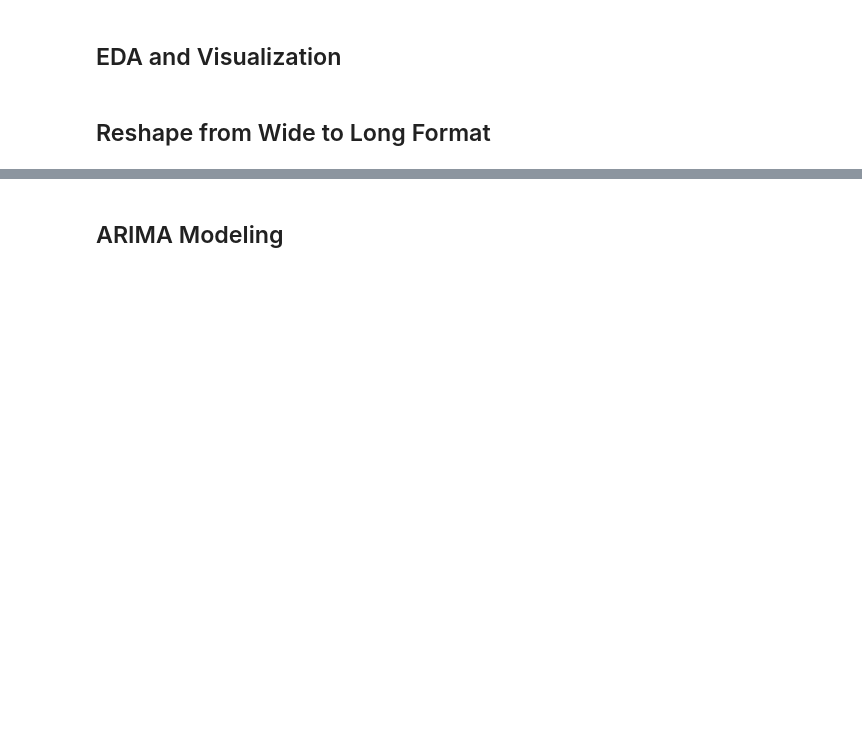
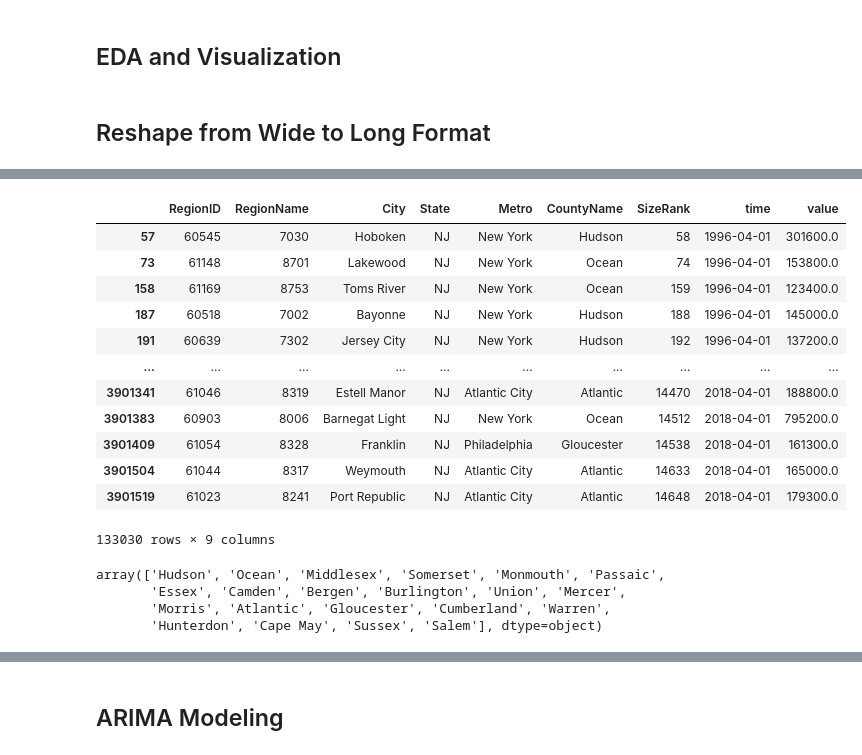
Before and after one commit to jmg0144/Zillow-Time-Series-Analysis, a Jupyter notebook: zillow-time-series-analysis.ipynb, the cells around one changed output, grey strips where cells are left out. Drawn from its saved outputs; the diff is of its cells as text; code cells hidden in the pictures; blank space fills up the shorter version.

```diff
--- a/zillow-time-series-analysis.ipynb
+++ b/zillow-time-series-analysis.ipynb
@@ -48,0 +99,25 @@ ParserError: Unknown string format: RegionID
+# %%
+#Select NJ data for analysis
+melted_df[melted_df['State'] == 'NJ']
+# %% [output]
+|  | RegionID | RegionName | City | State | Metro | CountyName | SizeRank | time | value |
+| 57 | 60545 | 7030 | Hoboken | NJ | New York | Hudson | 58 | 1996-04-01 | 301600.0 |
+| 73 | 61148 | 8701 | Lakewood | NJ | New York | Ocean | 74 | 1996-04-01 | 153800.0 |
+| 158 | 61169 | 8753 | Toms River | NJ | New York | Ocean | 159 | 1996-04-01 | 123400.0 |
+| 187 | 60518 | 7002 | Bayonne | NJ | New York | Hudson | 188 | 1996-04-01 | 145000.0 |
+| 191 | 60639 | 7302 | Jersey City | NJ | New York | Hudson | 192 | 1996-04-01 | 137200.0 |
+| ... | ... | ... | ... | ... | ... | ... | ... | ... | ... |
+| 3901341 | 61046 | 8319 | Estell Manor | NJ | Atlantic City | Atlantic | 14470 | 2018-04-01 | 188800.0 |
+| 3901383 | 60903 | 8006 | Barnegat Light | NJ | New York | Ocean | 14512 | 2018-04-01 | 795200.0 |
+| 3901409 | 61054 | 8328 | Franklin | NJ | Philadelphia | Gloucester | 14538 | 2018-04-01 | 161300.0 |
+| 3901504 | 61044 | 8317 | Weymouth | NJ | Atlantic City | Atlantic | 14633 | 2018-04-01 | 165000.0 |
+| 3901519 | 61023 | 8241 | Port Republic | NJ | Atlantic City | Atlantic | 14648 | 2018-04-01 | 179300.0 |
+133030 rows × 9 columns
+# %%
+#Check unique county names
+melted_df[melted_df['State'] == 'NJ']['CountyName'].unique()
+# %% [output]
+array(['Hudson', 'Ocean', 'Middlesex', 'Somerset', 'Monmouth', 'Passaic',
+       'Essex', 'Camden', 'Bergen', 'Burlington', 'Union', 'Mercer',
+       'Morris', 'Atlantic', 'Gloucester', 'Cumberland', 'Warren',
+       'Hunterdon', 'Cape May', 'Sussex', 'Salem'], dtype=object)
```
Also changed, not shown: parts of 17 cells of this notebook.
